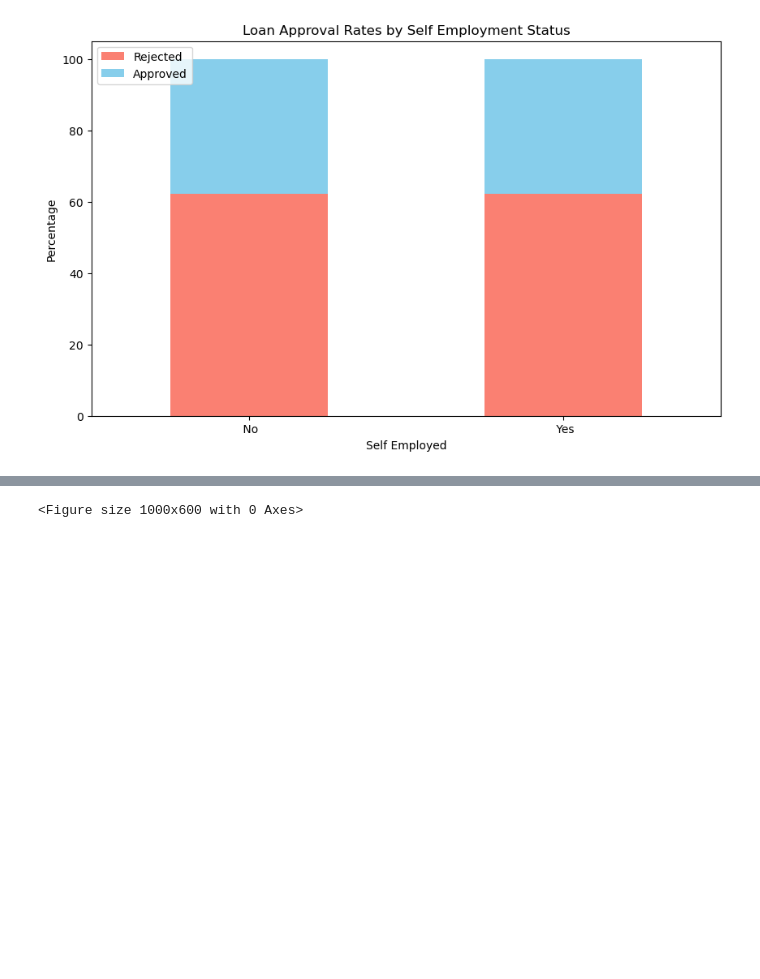
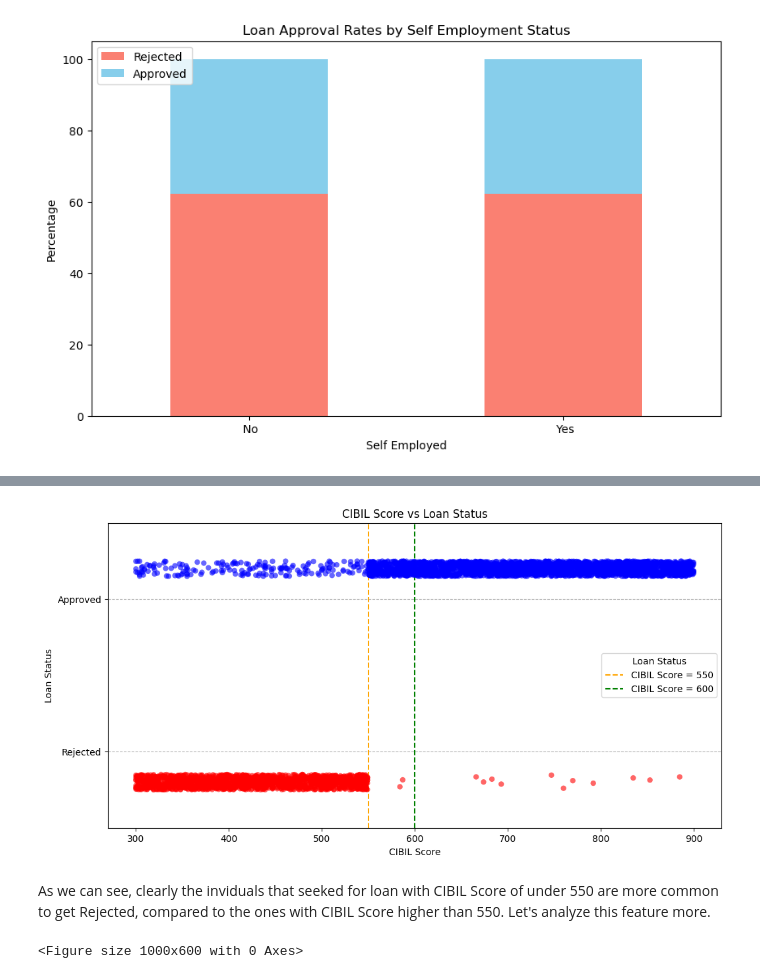
Before and after one commit to Group-6-Software-Development/Data-Handling-and-Machine-Learning, a Jupyter notebook: Home Assignments/Task 6 - Project.ipynb, the cells around one changed output, grey strips where cells are left out. Drawn from its saved outputs; the diff is of its cells as text; code cells hidden in the pictures; blank space fills up the shorter version.

```diff
--- a/Home Assignments/Task 6 - Project.ipynb
+++ b/Home Assignments/Task 6 - Project.ipynb
@@ -127,3 +149,29 @@ plt.show()
+# %%
+df.columns = df.columns.str.strip()
+df['loan_status'] = df['loan_status'].str.strip()
+
+
+plt.figure(figsize=(12, 6))
+
+
+sns.stripplot(data=df, x='cibil_score', y='loan_status', hue='loan_status',
+               palette={"Approved": "blue", "Rejected": "red"},
+               dodge=True, alpha=0.6, jitter=True, marker='o', edgecolor='w', size=6)
+
+plt.axvline(x=550, color='orange', linestyle='--', label='CIBIL Score = 550')
+plt.axvline(x=600, color='green', linestyle='--', label='CIBIL Score = 600')
+
+
+plt.title('CIBIL Score vs Loan Status')
+plt.xlabel('CIBIL Score')
+plt.ylabel('Loan Status')
+plt.legend(title='Loan Status')
+plt.grid(axis='y', linestyle='--')
+plt.show()
+# %% [output]
+[figure, added]
+# %% [markdown]
+As we can see, clearly the inviduals that seeked for loan with CIBIL Score of under 550 are more common to get Rejected, compared to the ones with CIBIL Score higher than 550. Let's analyze this feature more.
 # %%
 plt.figure(figsize=(10, 6))
 df.boxplot(column=' income_annum', by=' loan_status')
```
Also changed, not shown: parts of 11 cells of this notebook, 1 other file.
